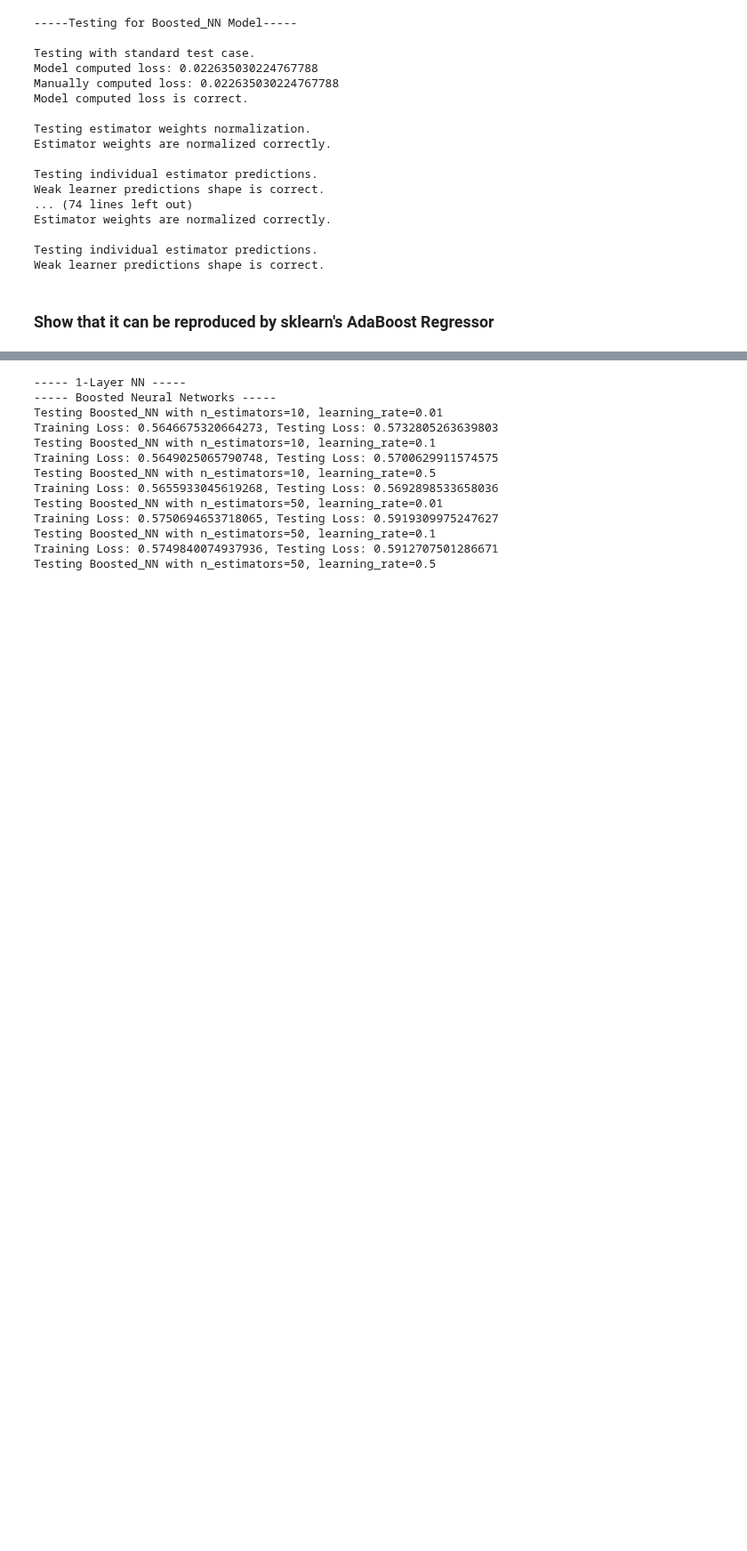
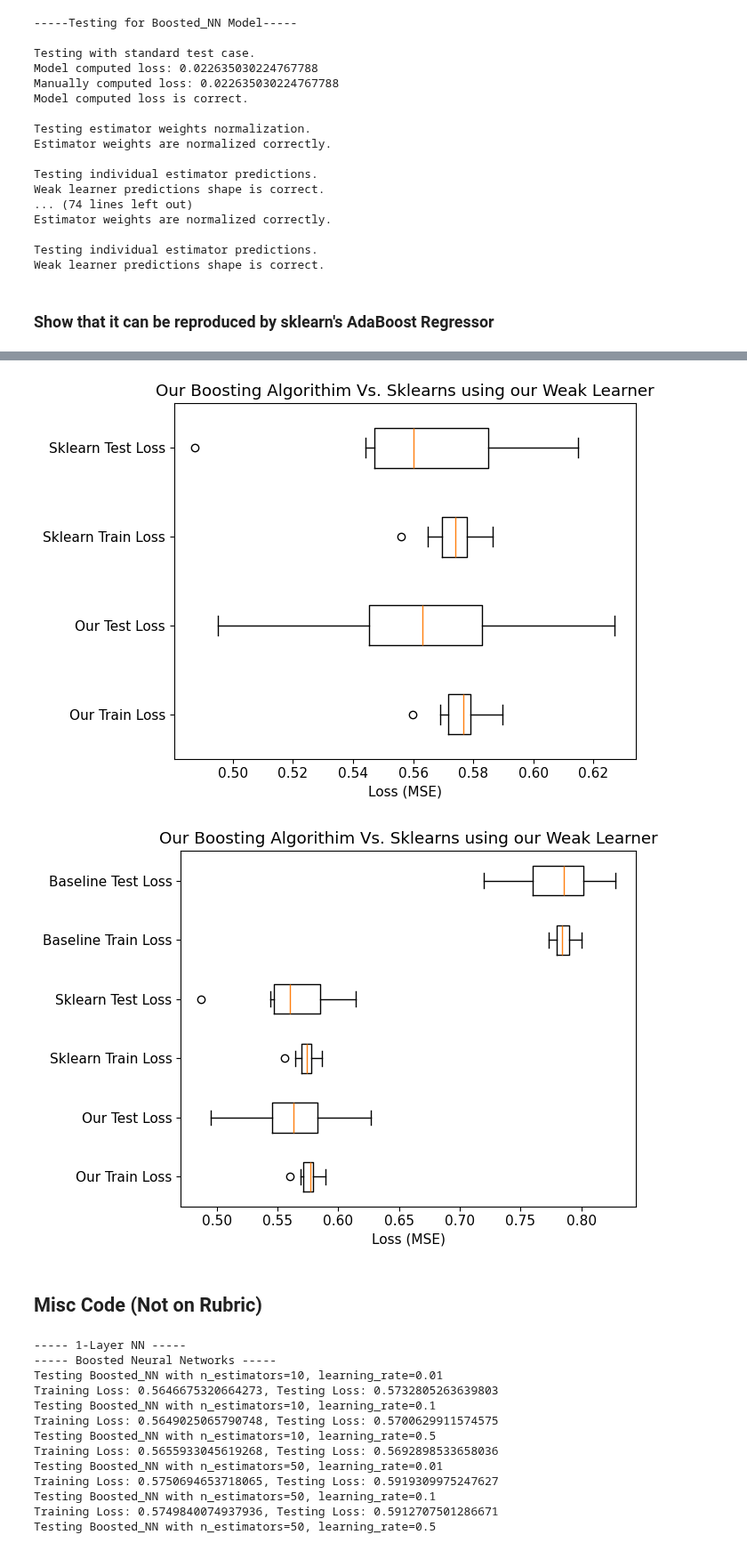
Before and after one commit to dfiume1/2060_Close_AI, a Jupyter notebook: weighted_model.ipynb, the cells around one changed output, grey strips where cells are left out. Shown at 89% size. Cells and saved outputs as stored; diff of their text form; code cells hidden in the pictures; blank space fills up the shorter version.

Commit message:
produced figures of reproduced sklearn

```diff
--- a/weighted_model.ipynb
+++ b/weighted_model.ipynb
@@ -1040,0 +989,15 @@ Average Testing Loss: 0.5207409769115772
+# %%
+# Make a plot over 10 random seeds
+import matplotlib.pyplot as plt
+num_seeds = 10
+
+our_train_losses, our_test_losses, sklearn_train_losses, sklearn_test_losses, bs_trains, bs_tests = [], [], [], [], [], []
+
+for i in range(num_seeds):
+    our_train_loss, our_test_loss, sklearn_train_loss, sklearn_test_loss, bs_train, bs_test = test_sklearn("wine.txt")
+    our_train_losses.append(our_train_loss)
+    our_test_losses.append(our_test_loss)
+    sklearn_train_losses.append(sklearn_train_loss)
+    sklearn_test_losses.append(sklearn_test_loss)
+    bs_trains.append(bs_train)
+    bs_tests.append(bs_test)
@@ -1041,3 +1022,28 @@ Average Testing Loss: 0.5207409769115772
+# %%
+losses = [our_train_losses, our_test_losses, sklearn_train_losses, sklearn_test_losses]
+labels = ["Our Train Loss", "Our Test Loss", "Sklearn Train Loss", "Sklearn Test Loss"]
+losses_bs = [our_train_losses, our_test_losses, sklearn_train_losses, sklearn_test_losses, bs_trains, bs_tests]
+labels_bs = ["Our Train Loss", "Our Test Loss", "Sklearn Train Loss", "Sklearn Test Loss", "Baseline Train Loss", "Baseline Test Loss"]
+
+plt.rcParams.update({'font.size': 11})
+plt.figure(figsize=(7,5))
+plt.boxplot(losses,tick_labels=labels,vert=False)
+plt.title("Our Boosting Algorithim Vs. Sklearns using our Weak Learner")
+plt.xlabel('Loss (MSE)')
+plt.tight_layout()
+plt.show()
+
+plt.figure(figsize=(7,5))
+plt.boxplot(losses_bs,tick_labels=labels_bs,vert=False)
+plt.title("Our Boosting Algorithim Vs. Sklearns using our Weak Learner")
+plt.xlabel('Loss (MSE)')
+plt.tight_layout()
+plt.show()
+# %% [output]
+[figure, added]
+[figure, added]
+# %% [markdown]
+## Misc Code (Not on Rubric)
 # %%
 import matplotlib.pyplot as plt
 import numpy as np
```
Also changed, not shown: parts of 10 cells of this notebook, 1 other file.
